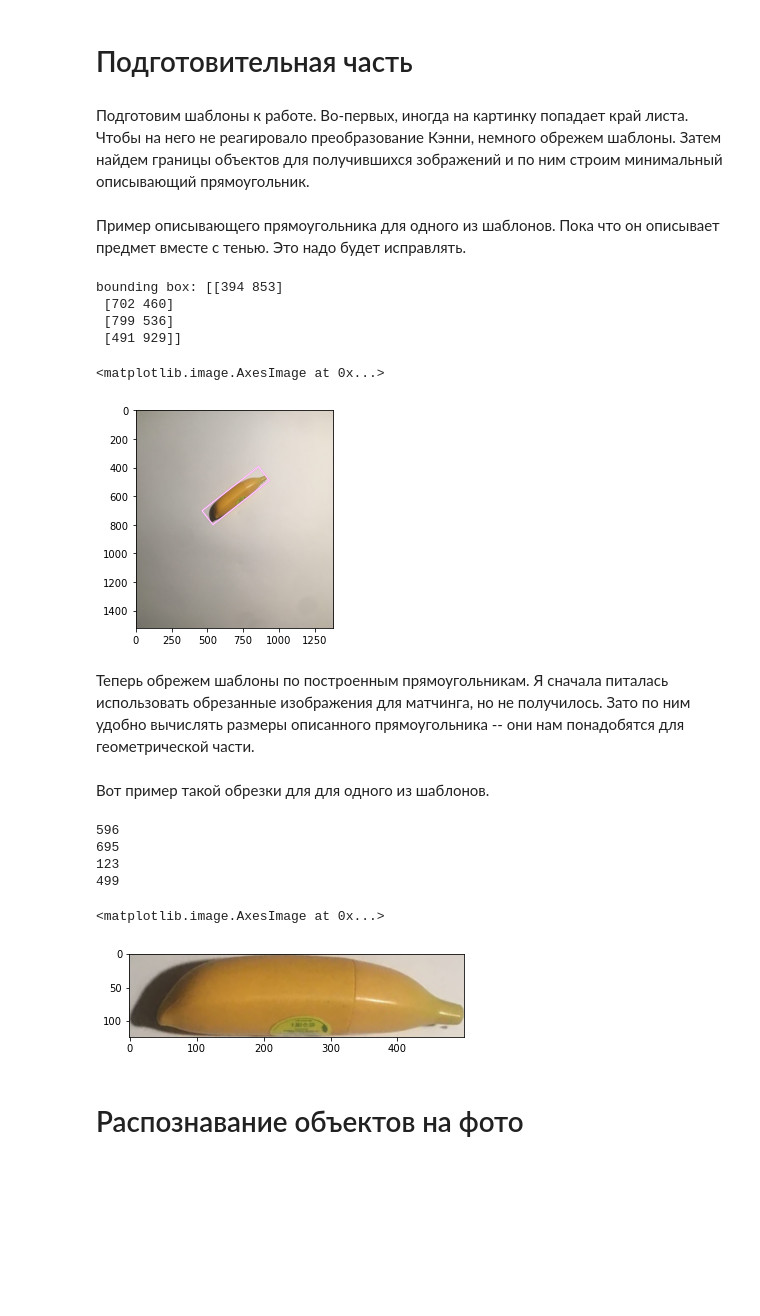
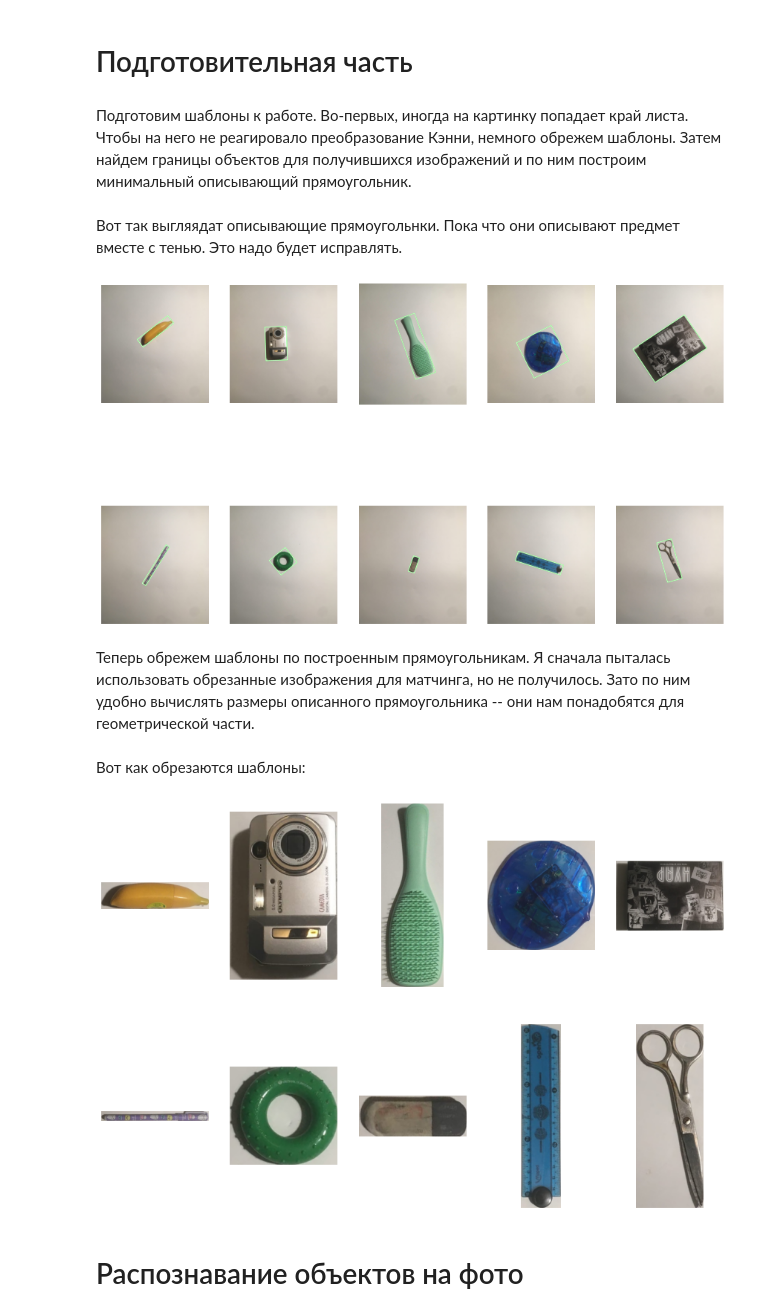
Before and after one commit to nastyakor01/IntellPlacer, a Jupyter notebook: Intell_placer.ipynb, the cells around one changed output. Cells and saved outputs as stored; diff of their text form; code cells hidden in the pictures; blank space fills up the shorter version.

```diff
--- a/Intell_placer.ipynb
+++ b/Intell_placer.ipynb
@@ -40,7 +40,7 @@ def find_keypoints(edge_map, r):
     keypoints = corner_peaks(corner_harris(edge_map), threshold_rel=r)
     return keypoints
 # %% [markdown]
-Подготовим шаблоны к работе. Во-первых, иногда на картинку попадает край листа. Чтобы на него не реагировало преобразование Кэнни, немного обрежем шаблоны. Затем найдем границы объектов для получившихся зображений и по ним строим минимальный описывающий прямоугольник.
+Подготовим шаблоны к работе. Во-первых, иногда на картинку попадает край листа. Чтобы на него не реагировало преобразование Кэнни, немного обрежем шаблоны. Затем найдем границы объектов для получившихся изображений и по ним построим минимальный описывающий прямоугольник.
 # %%
 templates = os.listdir('objects')
 rectangle = {template: None for template in templates}
@@ -66,30 +66,27 @@ for template in templates:
 
     rectangle[template] = cv2.minAreaRect(edges)
 # %% [markdown]
-Пример описывающего прямоугольника для одного из шаблонов. Пока что он описывает предмет вместе с тенью. Это надо будет исправлять.
+Вот так выгляядат описывающие прямоугольнки. Пока что они описывают предмет вместе с тенью. Это надо будет исправлять.
 # %%
-template = imread(f'cutted_templates/{templates[0]}')
-edge_map = preprocess(f'cutted_templates/{templates[0]}')
-rect = rectangle[templates[0]]
-box = cv2.boxPoints(rect)
-box = np.int0(box)
+fig, ax = plt.subplots(2, 5, figsize=(15, 10))
+for i in range(10):
+    template = imread(f'cutted_templates/{templates[i]}')
+    edge_map = preprocess(f'cutted_templates/{templates[i]}')
+    rect = rectangle[templates[i]]
+    box = cv2.boxPoints(rect)
+    box = np.int0(box)
 
-boxT=np.vstack((box[:,1],box[:,0]))
-boxT=boxT.T
+    boxT=np.vstack((box[:,1],box[:,0]))
+    boxT=boxT.T
 
-print("bounding box: {}".format(box))
-cv2.drawContours(template, [boxT], 0, (255, 0, 255), 5)
+    cv2.drawContours(template, [boxT], 0, (0, 255, 0), 5)
 
-plt.imshow(template)
+    ax[i//5][i%5].imshow(template)
+    ax[i//5][i%5].axis('off')
 # %% [output]
-bounding box: [[394 853]
- [702 460]
- [799 536]
- [491 929]]
-<matplotlib.image.AxesImage at 0x...>
-[figure, old version]
+[figure, new version]
 # %% [markdown]
-Теперь обрежем шаблоны по построенным прямоугольникам. Я сначала питалась использовать обрезанные изображения для матчинга, но не получилось. Зато по ним удобно вычислять размеры описанного прямоугольника -- они нам понадобятся для геометрической части.
+Теперь обрежем шаблоны по построенным прямоугольникам. Я сначала пыталась использовать обрезанные изображения для матчинга, но не получилось. Зато по ним удобно вычислять размеры описанного прямоугольника -- они нам понадобятся для геометрической части.
 # %%
 # функция поворачивает изображение, чтобы прямоугольник стал параллелен осям координат
 def rotate_image(image, center, angle):
@@ -121,29 +118,27 @@ for template in templates:
     poly[template] = [[0,0], [0, rect_h], [rect_w, rect_h], [rect_w, 0]]
     max_dim[template] = max(rect_w, rect_h)
 # %% [markdown]
-Вот пример такой обрезки для для одного из шаблонов.
+Вот как обрезаются шаблоны:
 # %%
-templ = templates[0]
-image = imread(f'cutted_templates/{templ}')
-rect = rectangle[templ]
+fig, ax = plt.subplots(2, 5, figsize=(15, 10))
+for i in range(10):
+    templ = templates[i]
+    image = imread(f'cutted_templates/{templ}')
+    rect = rectangle[templ]
 
-angle = rect[0]
-r_image = rotate_image(image, (rect[0][1],rect[0][0]),  - rect[2])
+    angle = rect[0]
+    r_image = rotate_image(image, (rect[0][1],rect[0][0]),  - rect[2])
 
-rect_c_x = int(rect[0][0]); print(rect_c_x)
-rect_c_y = int(rect[0][1]); print(rect_c_y)
-rect_w = int(rect[1][0]); print(rect_w)
-rect_h = int(rect[1][1]); print(rect_h)
+    rect_c_x = int(rect[0][0])
+    rect_c_y = int(rect[0][1])
+    rect_w = int(rect[1][0])
+    rect_h = int(rect[1][1])
 
-image_cropped = r_image[rect_c_x-rect_w//2 - 1:rect_c_x+rect_w//2 + 1, rect_c_y - rect_h//2 -1 :rect_c_y+rect_h//2 + 1]
-plt.imshow(image_cropped)
+    image_cropped = r_image[rect_c_x-rect_w//2 - 1:rect_c_x+rect_w//2 + 1, rect_c_y - rect_h//2 -1 :rect_c_y+rect_h//2 + 1]
+    ax[i//5][i%5].imshow(image_cropped)
+    ax[i//5][i%5].axis('off')
 # %% [output]
-596
-695
-123
-499
-<matplotlib.image.AxesImage at 0x...>
-[figure, old version]
+[figure, new version]
 # %% [markdown]
 # Распознавание объектов на фото
 # %% [markdown]
```
Also changed, not shown: parts of 25 cells of this notebook, 11 other files.
